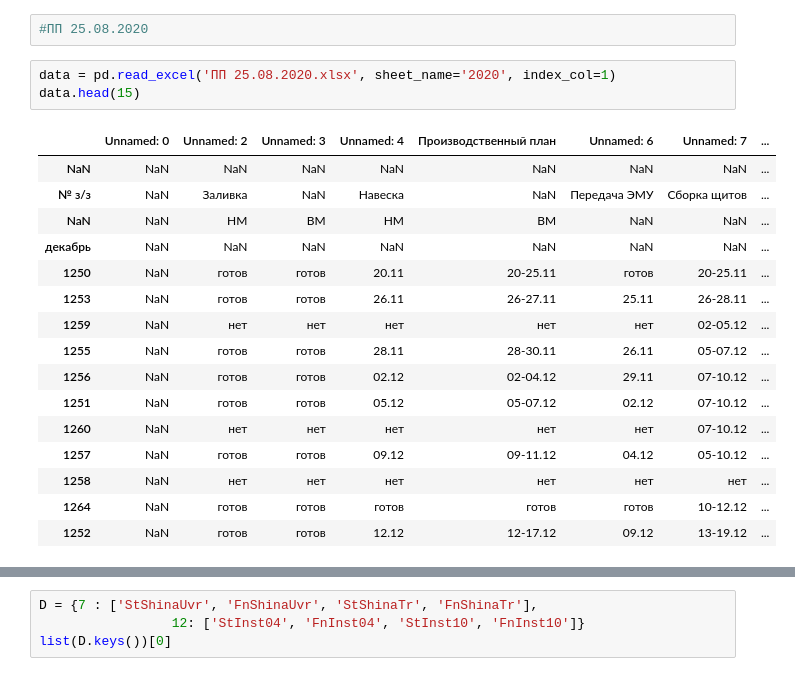
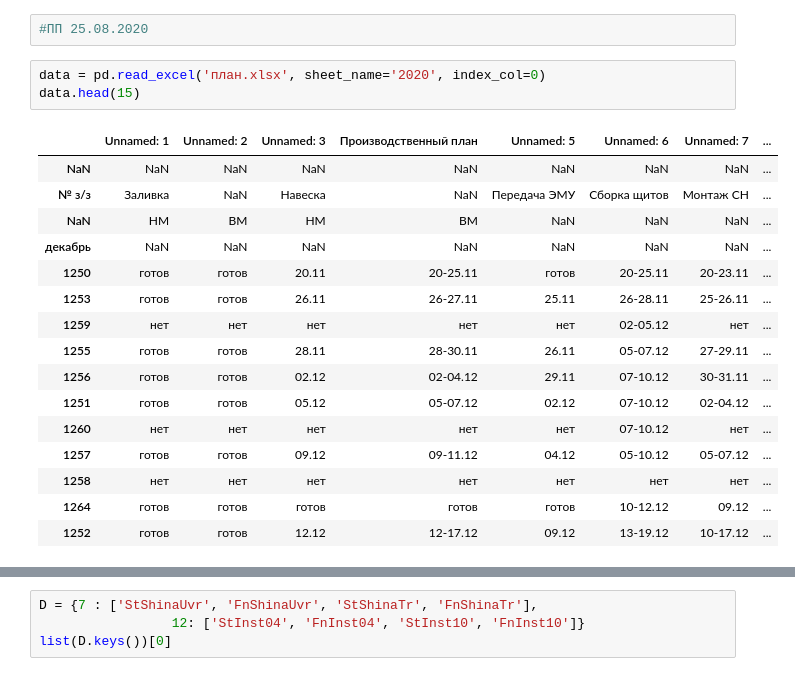
Before and after one commit to TimurKarev/Plan, a Jupyter notebook: test.ipynb, the cells around one changed output, grey strips where cells are left out. Saved outputs shown, nothing was run; the diff lists cells and outputs as text.

```diff
--- a/test.ipynb
+++ b/test.ipynb
@@ -13,22 +16,22 @@ import plan_var as V
 # %%
 #ПП 25.08.2020
 # %%
-data = pd.read_excel('ПП 25.08.2020.xlsx', sheet_name='2020', index_col=1)
+data = pd.read_excel('план.xlsx', sheet_name='2020', index_col=0)
 data.head(15)
 # %% [output]
-|  | Unnamed: 0 | Unnamed: 2 | Unnamed: 3 | Unnamed: 4 | Производственный план | Unnamed: 6 | Unnamed: 7 | ... |
+|  | Unnamed: 1 | Unnamed: 2 | Unnamed: 3 | Производственный план | Unnamed: 5 | Unnamed: 6 | Unnamed: 7 | ... |
 | NaN | NaN | NaN | NaN | NaN | NaN | NaN | NaN | ... |
-| № з/з | NaN | Заливка | NaN | Навеска | NaN | Передача ЭМУ | Сборка щитов | ... |
-| NaN | NaN | НМ | ВМ | НМ | ВМ | NaN | NaN | ... |
+| № з/з | Заливка | NaN | Навеска | NaN | Передача ЭМУ | Сборка щитов | Монтаж СН | ... |
+| NaN | НМ | ВМ | НМ | ВМ | NaN | NaN | NaN | ... |
 | декабрь | NaN | NaN | NaN | NaN | NaN | NaN | NaN | ... |
-| 1250 | NaN | готов | готов | 20.11 | 20-25.11 | готов | 20-25.11 | ... |
-| 1253 | NaN | готов | готов | 26.11 | 26-27.11 | 25.11 | 26-28.11 | ... |
-| 1259 | NaN | нет | нет | нет | нет | нет | 02-05.12 | ... |
-| 1255 | NaN | готов | готов | 28.11 | 28-30.11 | 26.11 | 05-07.12 | ... |
-| 1256 | NaN | готов | готов | 02.12 | 02-04.12 | 29.11 | 07-10.12 | ... |
-| 1251 | NaN | готов | готов | 05.12 | 05-07.12 | 02.12 | 07-10.12 | ... |
-| 1260 | NaN | нет | нет | нет | нет | нет | 07-10.12 | ... |
-| 1257 | NaN | готов | готов | 09.12 | 09-11.12 | 04.12 | 05-10.12 | ... |
-| 1258 | NaN | нет | нет | нет | нет | нет | нет | ... |
-| 1264 | NaN | готов | готов | готов | готов | готов | 10-12.12 | ... |
-| 1252 | NaN | готов | готов | 12.12 | 12-17.12 | 09.12 | 13-19.12 | ... |
+| 1250 | готов | готов | 20.11 | 20-25.11 | готов | 20-25.11 | 20-23.11 | ... |
+| 1253 | готов | готов | 26.11 | 26-27.11 | 25.11 | 26-28.11 | 25-26.11 | ... |
+| 1259 | нет | нет | нет | нет | нет | 02-05.12 | нет | ... |
+| 1255 | готов | готов | 28.11 | 28-30.11 | 26.11 | 05-07.12 | 27-29.11 | ... |
+| 1256 | готов | готов | 02.12 | 02-04.12 | 29.11 | 07-10.12 | 30-31.11 | ... |
+| 1251 | готов | готов | 05.12 | 05-07.12 | 02.12 | 07-10.12 | 02-04.12 | ... |
+| 1260 | нет | нет | нет | нет | нет | 07-10.12 | нет | ... |
+| 1257 | готов | готов | 09.12 | 09-11.12 | 04.12 | 05-10.12 | 05-07.12 | ... |
+| 1258 | нет | нет | нет | нет | нет | нет | нет | ... |
+| 1264 | готов | готов | готов | готов | готов | 10-12.12 | 09.12 | ... |
+| 1252 | готов | готов | 12.12 | 12-17.12 | 09.12 | 13-19.12 | 10-17.12 | ... |
```
Also changed, not shown: parts of 10 cells of this notebook, 2 other files.
